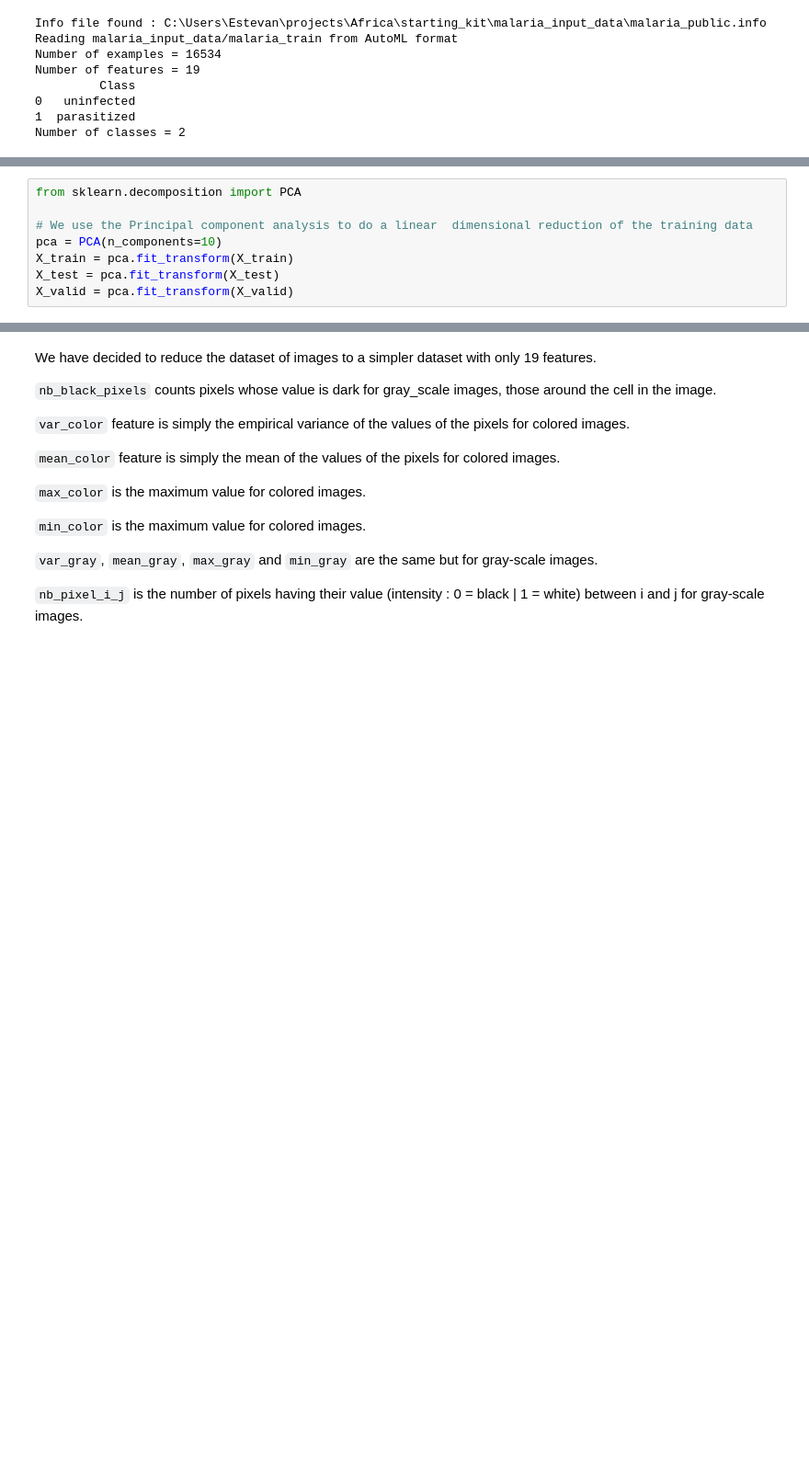
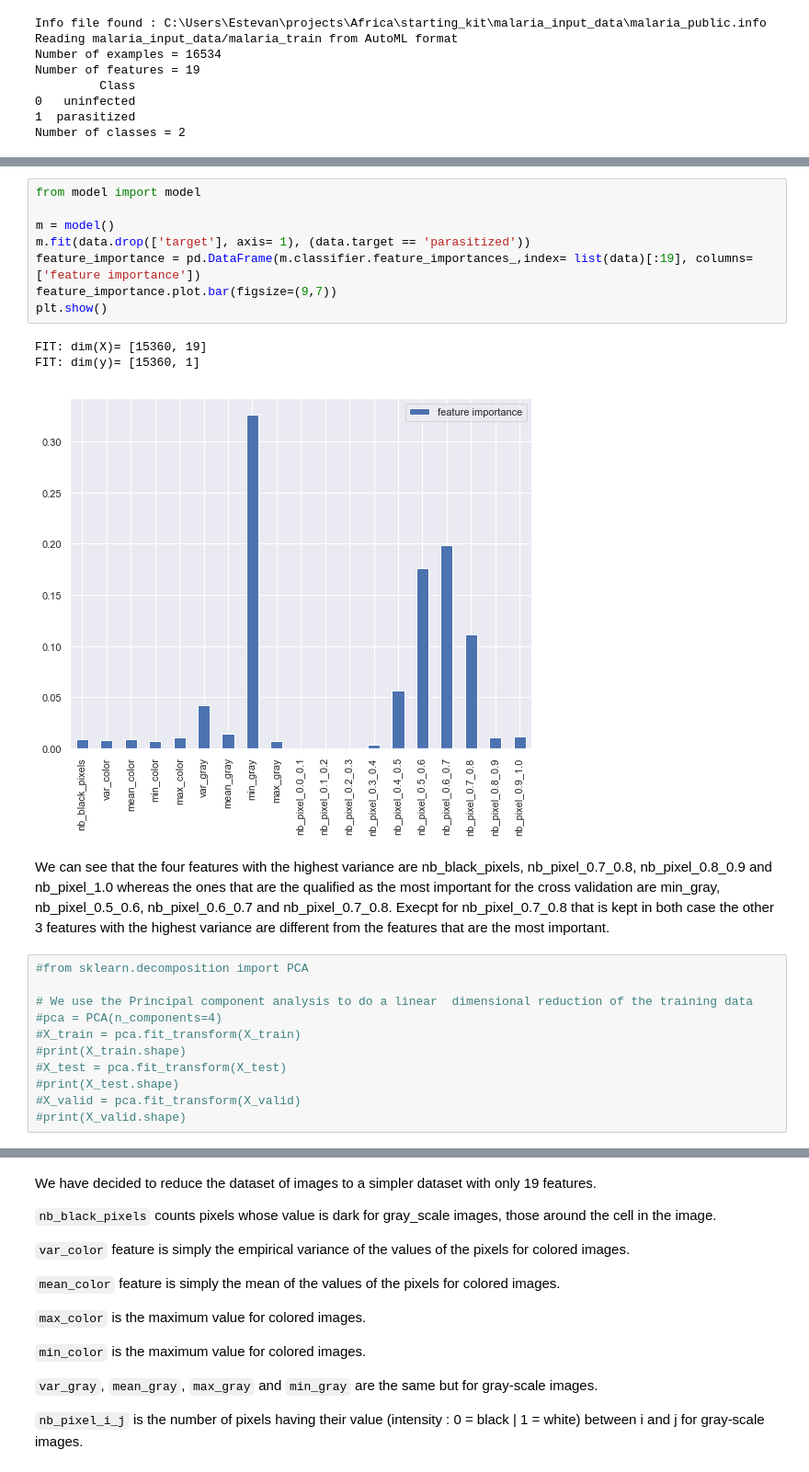
Before and after one commit to LE10EENFAIT/Africa, a Jupyter notebook: starting_kit/README_{Pre-processing}.ipynb, the cells around one changed output, grey strips where cells are left out. Shown at 92% size. Drawn from its saved outputs; the diff is of its cells as text; blank space fills up the shorter version.

```diff
--- a/starting_kit/README_{Pre-processing}.ipynb
+++ b/starting_kit/README_{Pre-processing}.ipynb
@@ -158,11 +164,29 @@ Number of classes = 2
+# %%
+from model import model
+
+m = model()
+m.fit(data.drop(['target'], axis= 1), (data.target == 'parasitized'))
+feature_importance = pd.DataFrame(m.classifier.feature_importances_,index= list(data)[:19], columns=['feature importance'])
+feature_importance.plot.bar(figsize=(9,7))
+plt.show()
+# %% [output]
+FIT: dim(X)= [15360, 19]
+FIT: dim(y)= [15360, 1]
+[figure, added]
+# %% [markdown]
+We can see that the four features with the highest variance are nb_black_pixels, nb_pixel_0.7_0.8, nb_pixel_0.8_0.9 and nb_pixel_1.0 whereas the ones that are the qualified as the most important for the cross validation are min_gray, nb_pixel_0.5_0.6, nb_pixel_0.6_0.7 and nb_pixel_0.7_0.8.
+Execpt for nb_pixel_0.7_0.8 that is kept in both case the other 3 features with the highest variance are different from the features that are the most important.
 # %%
-from sklearn.decomposition import PCA
+#from sklearn.decomposition import PCA
 
 # We use the Principal component analysis to do a linear  dimensional reduction of the training data
-pca = PCA(n_components=10)
-X_train = pca.fit_transform(X_train)
-X_test = pca.fit_transform(X_test)
-X_valid = pca.fit_transform(X_valid)
+#pca = PCA(n_components=4)
+#X_train = pca.fit_transform(X_train)
+#print(X_train.shape)
+#X_test = pca.fit_transform(X_test)
+#print(X_test.shape)
+#X_valid = pca.fit_transform(X_valid)
+#print(X_valid.shape)
 # %%
 from sklearn.ensemble import ExtraTreesClassifier
 from sklearn.feature_selection import SelectFromModel
```
Also changed, not shown: parts of 24 cells of this notebook.
